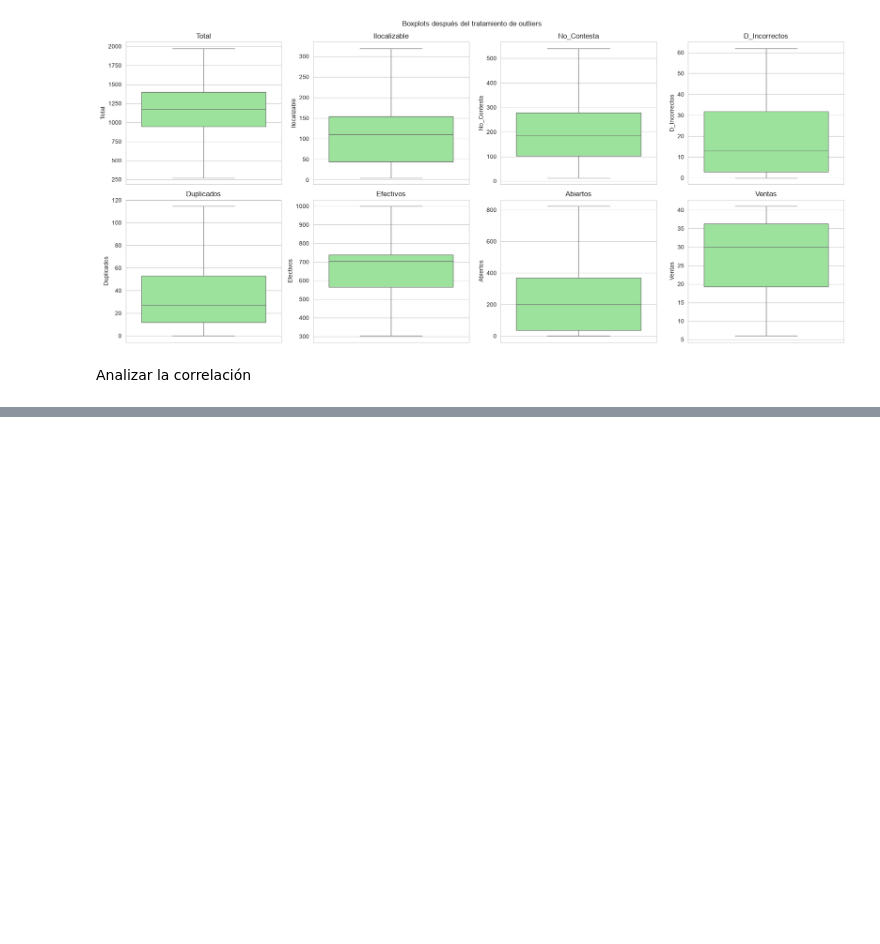
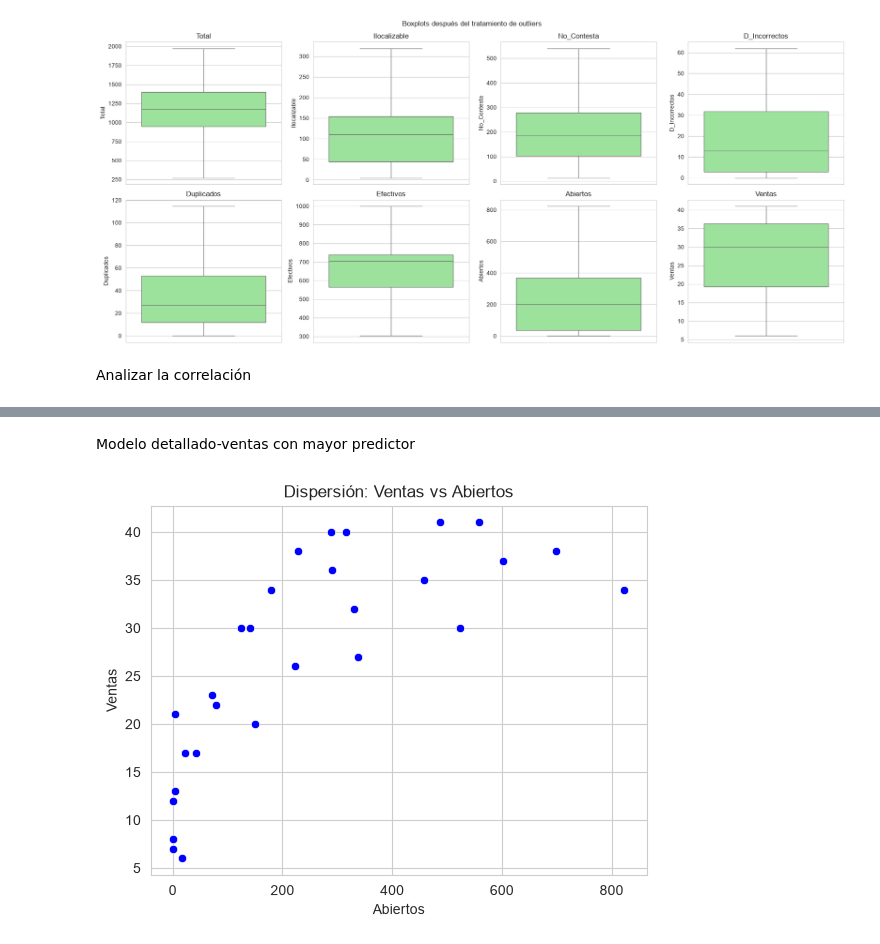
Before and after one commit to a01739713-jpg/Actividad-5, a Jupyter notebook: Actividad5.1/cogigo_act5.ipynb, the cells around one changed output, grey strips where cells are left out. Drawn from its saved outputs; the diff is of its cells as text; code cells hidden in the pictures; blank space fills up the shorter version.

```diff
--- a/Actividad5.1/cogigo_act5.ipynb
+++ b/Actividad5.1/cogigo_act5.ipynb
@@ -220,0 +304,26 @@ Analizar la correlación
+# %%
+#Declaramos la variable dependiente
+Var_Dep = df['Ventas']
+
+#Ajustamos un modelo de Regresión Lineal Simple por cada tipo de Lead
+resultados = []
+
+for col in tipos_leads:
+    Vars_Indep = df[[col]]
+
+    model = LinearRegression()
+    model.fit(X=Vars_Indep, y=Var_Dep)
+
+    coef_Deter = model.score(X=Vars_Indep, y=Var_Dep)
+    coef_Correl = np.sqrt(coef_Deter) if model.coef_[0] >= 0 else -np.sqrt(coef_Deter)
+
+    resultados.append({
+        'Tipo_Lead': col,
+        'Pendiente (m)': model.coef_[0],
+        'Intercepto (b)': model.intercept_,
+        'Coef_Determinacion_R2': coef_Deter,
+        'Coef_Correlacion_r': coef_Correl
+    })
+
+Resumen_Modelos = pd.DataFrame(resultados).sort_values('Coef_Determinacion_R2', ascending=False).reset_index(drop=True)
+Resumen_Modelos
@@ -220,0 +339,5 @@ Analizar la correlación
+# %%
+#Identificamos el tipo de Lead con mayor poder predictivo sobre las Ventas
+mejor_predictor = Resumen_Modelos.iloc[0]['Tipo_Lead']
+print(f"El tipo de Lead con mayor relación lineal con las Ventas es: '{mejor_predictor}'")
+print(Resumen_Modelos.iloc[0])
@@ -220,0 +352,9 @@ Analizar la correlación
+# %% [markdown]
+Modelo detallado-ventas con mayor predictor
+# %%
+#Imprimimos el scatter plot entre la variable dependiente (Ventas) y la independiente (mejor predictor)
+sns.scatterplot(x=mejor_predictor, y='Ventas', color='blue', data=df)
+plt.title(f'Dispersión: Ventas vs {mejor_predictor}')
+plt.show()
+# %% [output]
+[figure, added]
```
Also changed, not shown: parts of 16 cells of this notebook.
